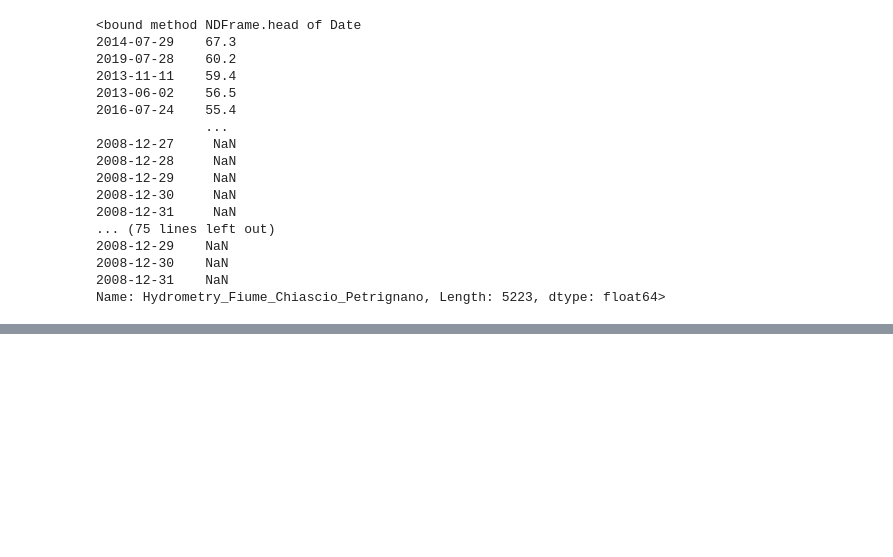
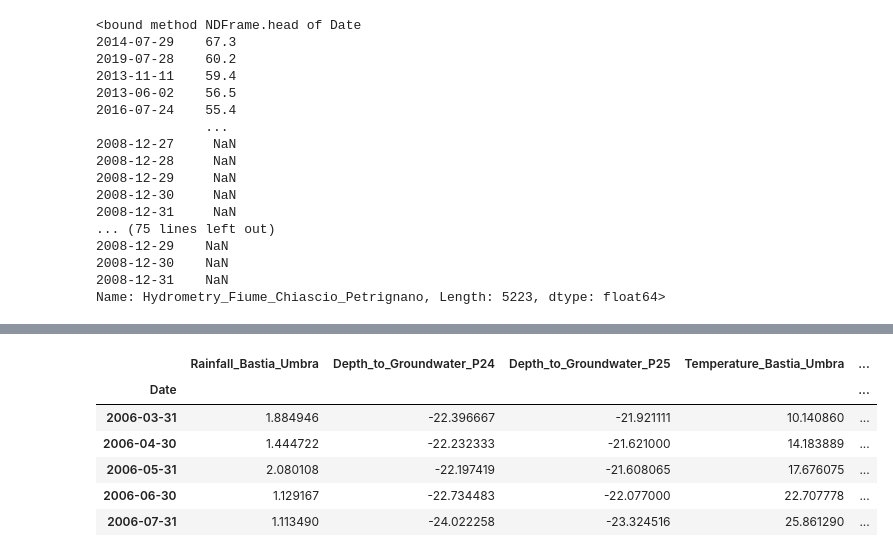
Before and after one commit to sobitd/aws-hackathon, a Jupyter notebook: Remote Sensing Data Analysis.ipynb, the cells around one changed output, grey strips where cells are left out. Cells and saved outputs as stored; diff of their text form; code cells hidden in the pictures; blank space fills up the shorter version.

```diff
--- a/Remote Sensing Data Analysis.ipynb
+++ b/Remote Sensing Data Analysis.ipynb
@@ -183,0 +184,18 @@ plot_data()
+# %%
+#calculate monthly mean temperature, mean rainfall and mean groundwater levels
+df_station_one['mean_temperature'] = df_station_one[['Temperature_Bastia_Umbra','Temperature_Petrignano']].mean(axis=1)
+df_station_one['mean_rainfall'] = df_station_one[Station_one_rainfall].mean(axis=1)
+df_station_one['mean_groundwater'] = df_station_one[Station_one_groundwater].mean(axis=1)
+
+#total monthly volume of pumping water
+df_station_one['sum_volume_log'] = df_station_one[Station_one_volume_log].mean(axis=1)
+# %%
+df_station_one.head()
+# %% [output]
+|  | Rainfall_Bastia_Umbra | Depth_to_Groundwater_P24 | Depth_to_Groundwater_P25 | Temperature_Bastia_Umbra | ... |
+| Date |  |  |  |  | ... |
+| 2006-03-31 | 1.884946 | -22.396667 | -21.921111 | 10.140860 | ... |
+| 2006-04-30 | 1.444722 | -22.232333 | -21.621000 | 14.183889 | ... |
+| 2006-05-31 | 2.080108 | -22.197419 | -21.608065 | 17.676075 | ... |
+| 2006-06-30 | 1.129167 | -22.734483 | -22.077000 | 22.707778 | ... |
+| 2006-07-31 | 1.113490 | -24.022258 | -23.324516 | 25.861290 | ... |
```
Also changed, not shown: parts of 5 cells of this notebook.
